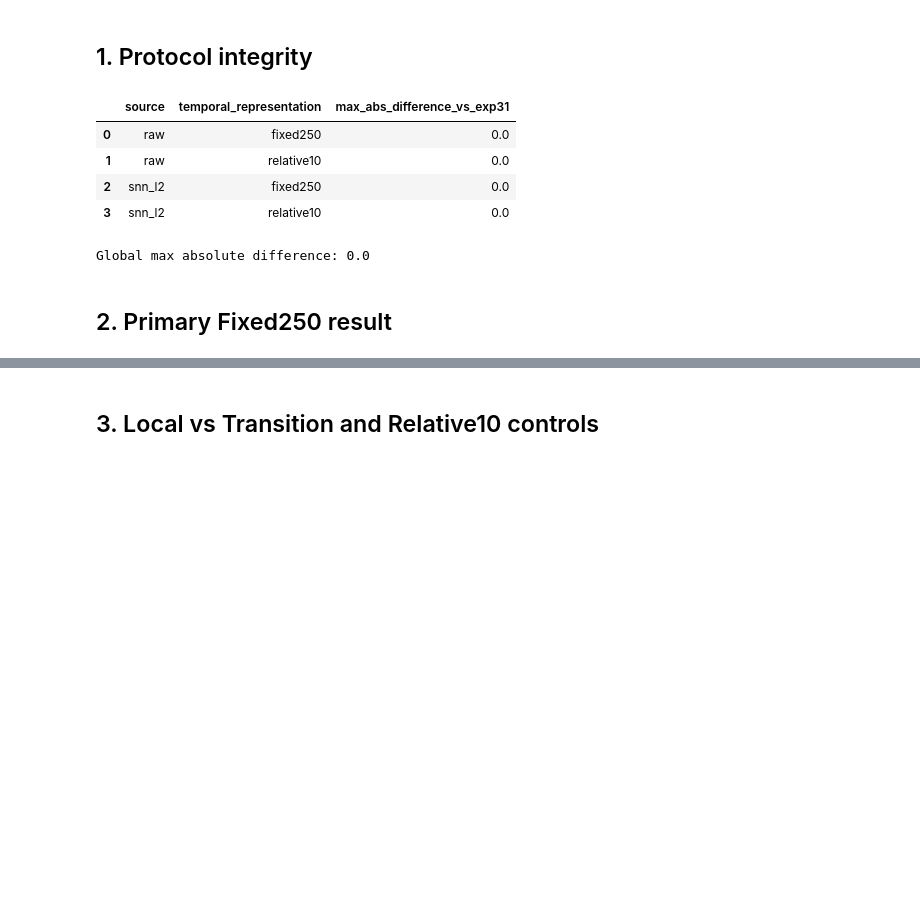
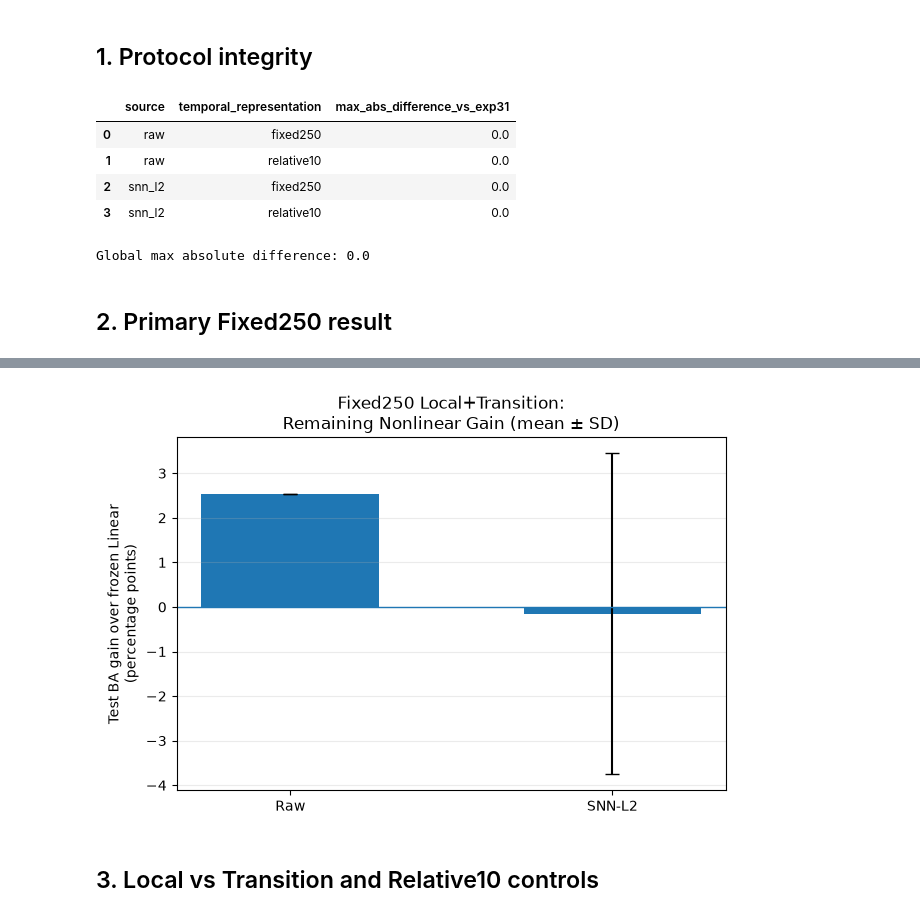
Before and after one commit to hellowPluto78700/writingRing, a Jupyter notebook: notebooks/experiment_3_3_snn_nonlinear_accessibility.ipynb, the cells around one changed output, grey strips where cells are left out. Cells and saved outputs as stored; diff of their text form; code cells hidden in the pictures; blank space fills up the shorter version.

Commit message:
add results for some exp notebooks

```diff
--- a/notebooks/experiment_3_3_snn_nonlinear_accessibility.ipynb
+++ b/notebooks/experiment_3_3_snn_nonlinear_accessibility.ipynb
@@ -108,0 +88,97 @@ plt.show()
+# %%
+# Fixed250 summary: mean ± SD across frozen SNN seeds
+
+fixed250 = paired_summary[
+    paired_summary["temporal_representation"] == "fixed250"
+].copy()
+
+display(
+    fixed250[
+        [
+            "decoder",
+            "mean_snn_minus_raw_linear_test_ba",
+            "sd_snn_minus_raw_linear_test_ba",
+            "raw_nonlinear_gain",
+            "mean_snn_nonlinear_gain",
+            "sd_snn_nonlinear_gain",
+            "mean_snn_gain_minus_raw_gain",
+            "sd_snn_gain_minus_raw_gain",
+            "snn_lower_gain_seeds",
+            "snn_linear_better_seeds",
+        ]
+    ]
+)
+
+
+# ------------------------------------------------------------
+# Primary result: Fixed250 + Local+Transition
+# Raw nonlinear gain vs SNN-L2 nonlinear gain
+# ------------------------------------------------------------
+
+primary = fixed250[
+    fixed250["decoder"] == "local_transition"
+].iloc[0]
+
+labels = [
+    "Raw",
+    "SNN-L2",
+]
+
+means = np.array(
+    [
+        primary["raw_nonlinear_gain"],
+        primary["mean_snn_nonlinear_gain"],
+    ]
+) * 100
+
+# Raw is deterministic on the fixed split, so SD = 0.
+# SNN-L2 SD is across the 3 frozen SNN seeds.
+sds = np.array(
+    [
+        0.0,
+        primary["sd_snn_nonlinear_gain"],
+    ]
+) * 100
+
+
+fig, ax = plt.subplots(figsize=(6.5, 4.5))
+
+x = np.arange(len(labels))
+
+ax.bar(
+    x,
+    means,
+    yerr=sds,
+    capsize=5,
+    width=0.55,
+)
+
+ax.axhline(
+    0.0,
+    linewidth=1,
+)
+
+ax.set_xticks(
+    x,
+    labels,
+)
+
+ax.set_ylabel(
+    "Test BA gain over frozen Linear\n"
+    "(percentage points)"
+)
+
+ax.set_title(
+    "Fixed250 Local+Transition:\n"
+    "Remaining Nonlinear Gain (mean ± SD)"
+)
+
+ax.grid(
+    axis="y",
+    alpha=0.25,
+)
+
+fig.tight_layout()
+
+plt.show()
+# %% [output]
@@ -109,3 +189,4 @@ plt.show()
+[figure, added]
 # %% [markdown]
 ## 3. Local vs Transition and Relative10 controls
 # %%
```
Also changed, not shown: parts of 3 cells of this notebook, 10 other files.
